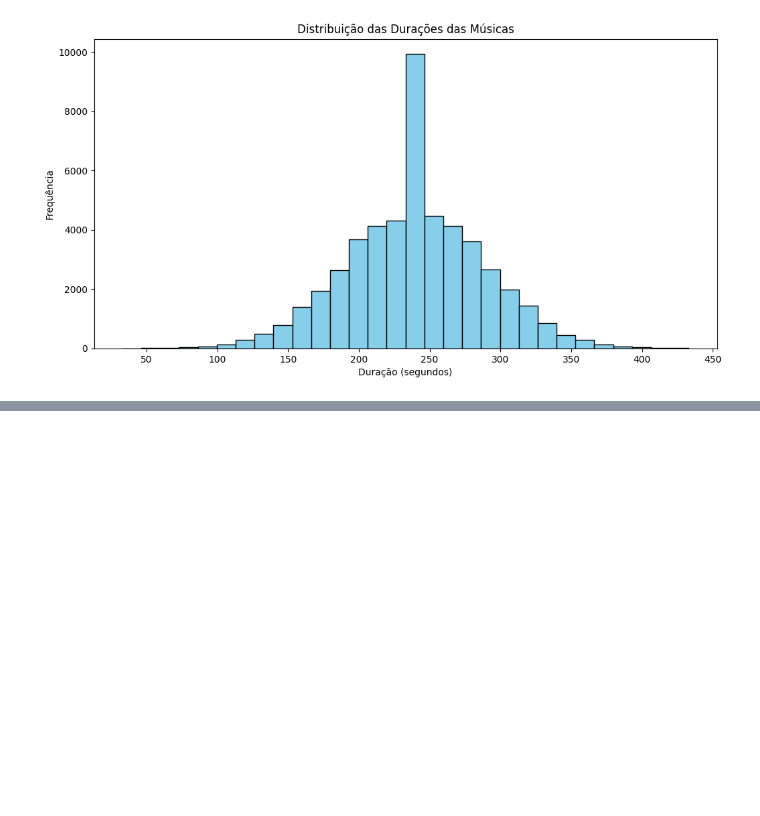
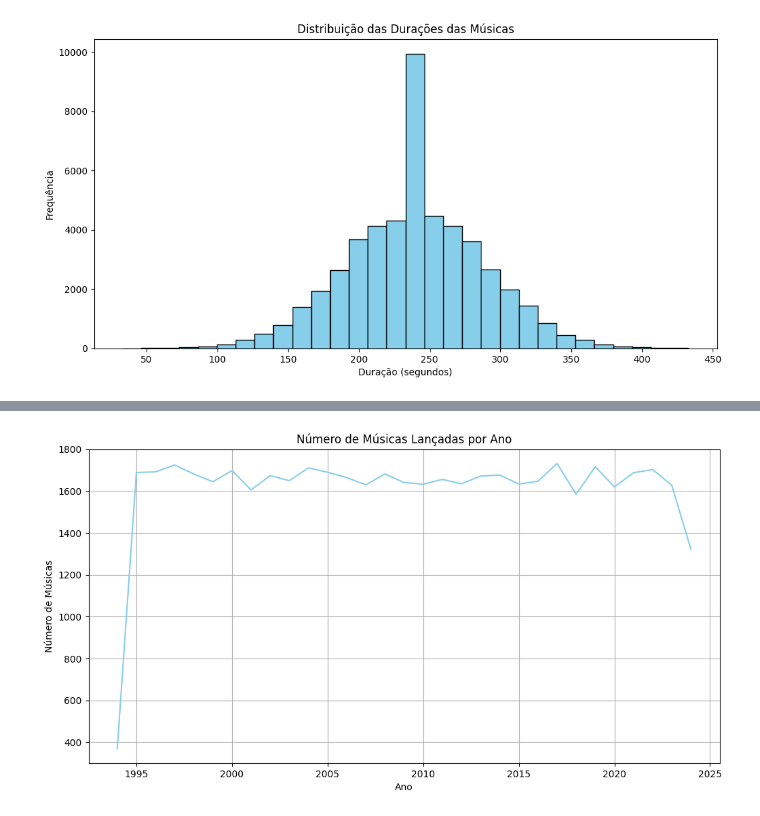
Before and after one commit to SamuelJEAlves/data-insights, a Jupyter notebook: spotify-songs/spotify.ipynb, the cells around one changed output, grey strips where cells are left out. Cells and saved outputs as stored; diff of their text form; code cells hidden in the pictures; blank space fills up the shorter version.

```diff
--- a/spotify-songs/spotify.ipynb
+++ b/spotify-songs/spotify.ipynb
@@ -241,0 +268,17 @@ df['duration'].plot.hist(bins=30,
+# %%
+df['release_year'] = df['release_date'].dt.year
+
+musicas_por_ano = df.groupby('release_year').size()
+
+musicas_por_ano.plot(
+    kind='line',
+    figsize=(12, 6),
+    title='Número de Músicas Lançadas por Ano',
+    xlabel='Ano',
+    ylabel='Número de Músicas',
+    color='skyblue'
+)
+plt.grid()
+plt.show()
+# %% [output]
+[figure, added]
```
Also changed, not shown: parts of 4 cells of this notebook.
